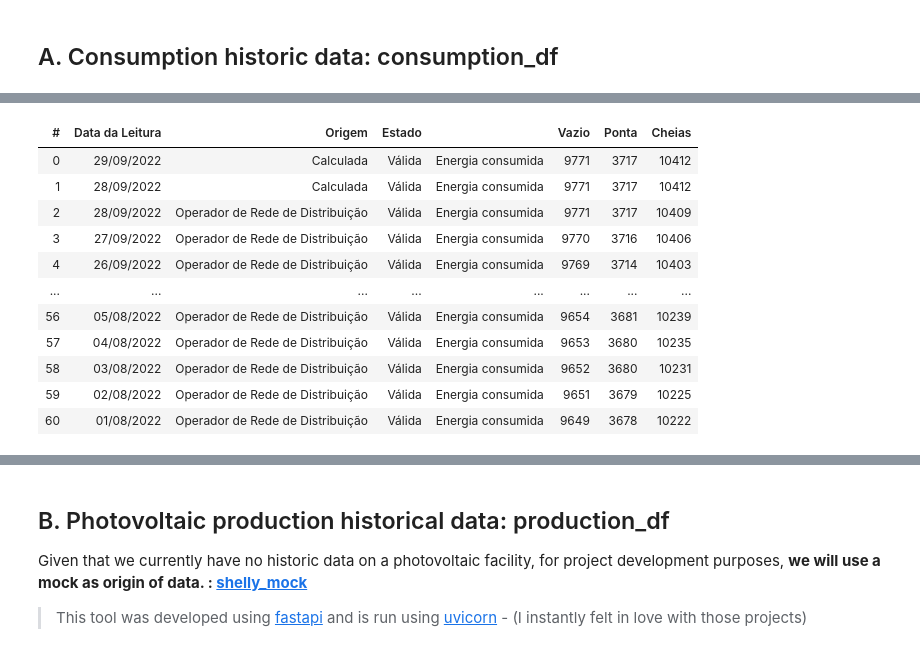
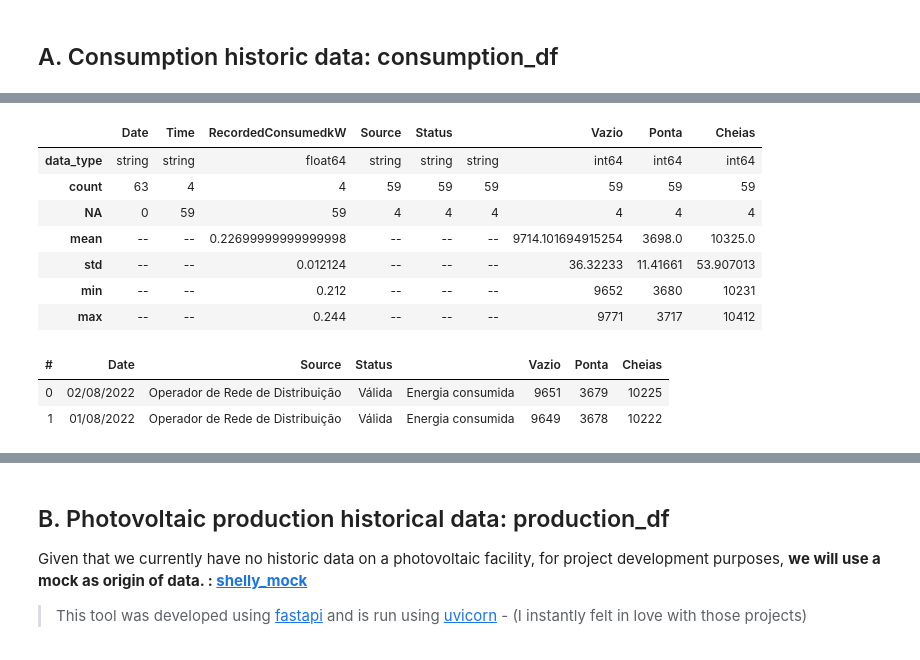
Before and after one commit to hugobertini-ds/photovoltaicperformance, a Jupyter notebook: PhotovoltaicPerformance_v01.ipynb, the cells around one changed output, grey strips where cells are left out. Drawn from its saved outputs; the diff is of its cells as text; code cells hidden in the pictures.

Commit message:
the xlsx files are loaded to vaex dataframe (and vaex.describe() no longer crashes the kernel)

```diff
--- a/PhotovoltaicPerformance_v01.ipynb
+++ b/PhotovoltaicPerformance_v01.ipynb
@@ -469,19 +518,27 @@ df1.describe()
+# %%
+df.describe()
+# %% [output]
+|  | Date | Time | RecordedConsumedkW | Source | Status |  | Vazio | Ponta | Cheias |
+| data_type | string | string | float64 | string | string | string | int64 | int64 | int64 |
+| count | 63 | 4 | 4 | 59 | 59 | 59 | 59 | 59 | 59 |
+| NA | 0 | 59 | 59 | 4 | 4 | 4 | 4 | 4 | 4 |
+| mean | -- | -- | 0.22699999999999998 | -- | -- | -- | 9714.101694915254 | 3698.0 | 10325.0 |
+| std | -- | -- | 0.012124 | -- | -- | -- | 36.32233 | 11.41661 | 53.907013 |
+| min | -- | -- | 0.212 | -- | -- | -- | 9652 | 3680 | 10231 |
+| max | -- | -- | 0.244 | -- | -- | -- | 9771 | 3717 | 10412 |
 # %%
 df2 = vaex.from_pandas(pd.read_excel("data/Leituras_20220930_de20220801a20220930.xlsx", skiprows=7))
-df2
+# rename columns for analysis convenience
+# from: Data da Leitura 	Origem 	Estado 		Vazio 	Ponta 	Cheias
+#   to: Data 	Source 	Status 		Vazio 	Ponta 	Cheias
+df2.rename('Data da Leitura', 'Date')
+df2.rename('Origem', 'Source')
+df2.rename('Estado', 'Status')
+df2.tail(2)
 # %% [output]
-| # | Data da Leitura | Origem | Estado |  | Vazio | Ponta | Cheias |
-| 0 | 29/09/2022 | Calculada | Válida | Energia consumida | 9771 | 3717 | 10412 |
-| 1 | 28/09/2022 | Calculada | Válida | Energia consumida | 9771 | 3717 | 10412 |
-| 2 | 28/09/2022 | Operador de Rede de Distribuição | Válida | Energia consumida | 9771 | 3717 | 10409 |
-| 3 | 27/09/2022 | Operador de Rede de Distribuição | Válida | Energia consumida | 9770 | 3716 | 10406 |
-| 4 | 26/09/2022 | Operador de Rede de Distribuição | Válida | Energia consumida | 9769 | 3714 | 10403 |
-| ... | ... | ... | ... | ... | ... | ... | ... |
-| 56 | 05/08/2022 | Operador de Rede de Distribuição | Válida | Energia consumida | 9654 | 3681 | 10239 |
-| 57 | 04/08/2022 | Operador de Rede de Distribuição | Válida | Energia consumida | 9653 | 3680 | 10235 |
-| 58 | 03/08/2022 | Operador de Rede de Distribuição | Válida | Energia consumida | 9652 | 3680 | 10231 |
-| 59 | 02/08/2022 | Operador de Rede de Distribuição | Válida | Energia consumida | 9651 | 3679 | 10225 |
-| 60 | 01/08/2022 | Operador de Rede de Distribuição | Válida | Energia consumida | 9649 | 3678 | 10222 |
+| # | Date | Source | Status |  | Vazio | Ponta | Cheias |
+| 0 | 02/08/2022 | Operador de Rede de Distribuição | Válida | Energia consumida | 9651 | 3679 | 10225 |
+| 1 | 01/08/2022 | Operador de Rede de Distribuição | Válida | Energia consumida | 9649 | 3678 | 10222 |
 # %%
 df2.describe()
 # %% [output]
```
Also changed, not shown: parts of 21 cells of this notebook, 2 other files.
